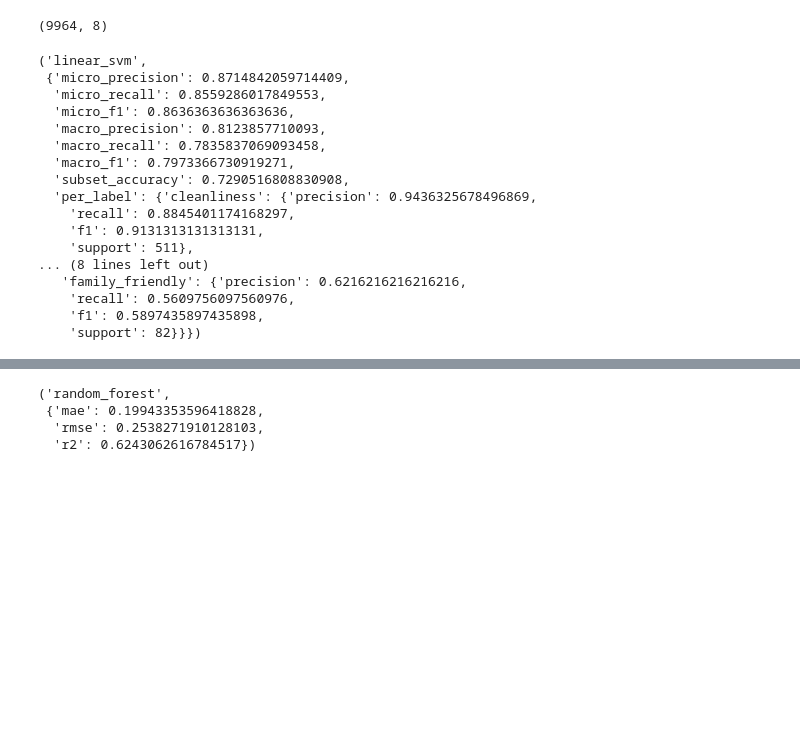
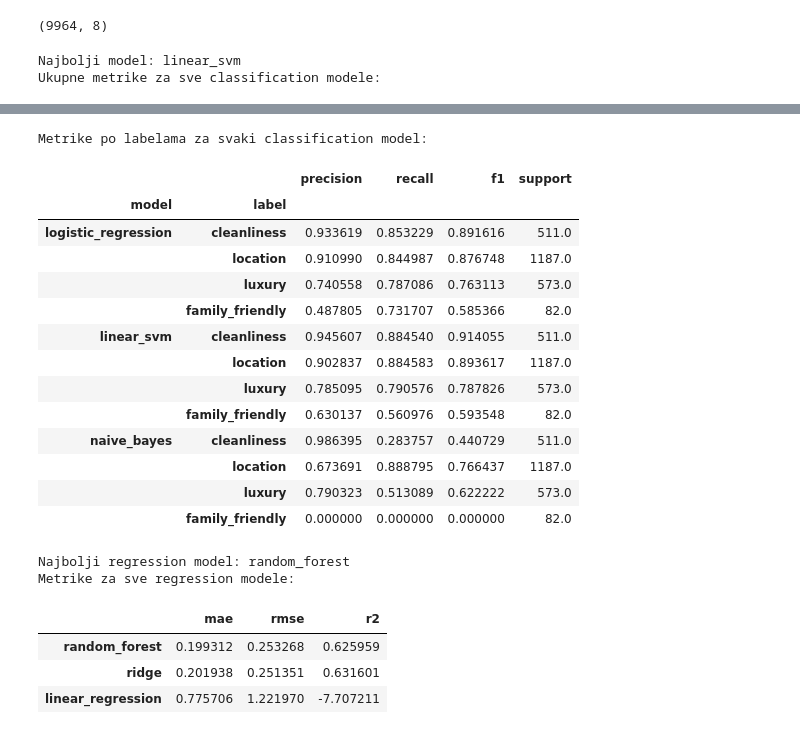
Before and after one commit to benjaminramovic/MasinskoUcenje-Projekat, a Jupyter notebook: notebooks/02_classic_models.ipynb, the cells around one changed output, grey strips where cells are left out. Drawn from its saved outputs; the diff is of its cells as text; code cells hidden in the pictures; blank space fills up the shorter version.

```diff
--- a/notebooks/02_classic_models.ipynb
+++ b/notebooks/02_classic_models.ipynb
@@ -78,22 +79,26 @@ df.shape
 # %%
 classification_result = train_classification_models(df)
 save_classification_result(classification_result)
-classification_result.name, classification_result.metrics
+
+classification_table = (
+    pd.DataFrame(classification_result.all_metrics)
+    .T
+    .drop(columns=['per_label'])
+    .sort_values('micro_f1', ascending=False)
+)
+classification_per_label_table = pd.concat(
+    {
+        model_name: pd.DataFrame(metrics['per_label']).T
+        for model_name, metrics in classification_result.all_metrics.items()
+    },
+    names=['model', 'label'],
+)
+
+print(f'Najbolji model: {classification_result.name}')
+print('Ukupne metrike za sve classification modele:')
+display(classification_table)
+print('Metrike po labelama za svaki classification model:')
+classification_per_label_table
 # %% [output]
-('linear_svm',
- {'micro_precision': 0.8714842059714409,
-  'micro_recall': 0.8559286017849553,
-  'micro_f1': 0.8636363636363636,
-  'macro_precision': 0.8123857710093,
-  'macro_recall': 0.7835837069093458,
-  'macro_f1': 0.7973366730919271,
-  'subset_accuracy': 0.7290516808830908,
-  'per_label': {'cleanliness': {'precision': 0.9436325678496869,
-    'recall': 0.8845401174168297,
-    'f1': 0.9131313131313131,
-    'support': 511},
-... (8 lines left out)
-   'family_friendly': {'precision': 0.6216216216216216,
-    'recall': 0.5609756097560976,
-    'f1': 0.5897435897435898,
-    'support': 82}}})
+Najbolji model: linear_svm
+Ukupne metrike za sve classification modele:
@@ -100,12 +109,38 @@ classification_result.name, classification_result.metrics
+Metrike po labelama za svaki classification model:
+|  |  | precision | recall | f1 | support |
+| model | label |  |  |  |  |
+| logistic_regression | cleanliness | 0.933619 | 0.853229 | 0.891616 | 511.0 |
+|  | location | 0.910990 | 0.844987 | 0.876748 | 1187.0 |
+|  | luxury | 0.740558 | 0.787086 | 0.763113 | 573.0 |
+|  | family_friendly | 0.487805 | 0.731707 | 0.585366 | 82.0 |
+| linear_svm | cleanliness | 0.945607 | 0.884540 | 0.914055 | 511.0 |
+|  | location | 0.902837 | 0.884583 | 0.893617 | 1187.0 |
+|  | luxury | 0.785095 | 0.790576 | 0.787826 | 573.0 |
+|  | family_friendly | 0.630137 | 0.560976 | 0.593548 | 82.0 |
+| naive_bayes | cleanliness | 0.986395 | 0.283757 | 0.440729 | 511.0 |
+|  | location | 0.673691 | 0.888795 | 0.766437 | 1187.0 |
+|  | luxury | 0.790323 | 0.513089 | 0.622222 | 573.0 |
+|  | family_friendly | 0.000000 | 0.000000 | 0.000000 | 82.0 |
 # %%
 regression_result = train_regression_models(df)
 save_regression_result(regression_result)
-regression_result.name, regression_result.metrics
+
+regression_table = (
+    pd.DataFrame(regression_result.all_metrics)
+    .T
+    .sort_values('mae', ascending=True)
+)
+
+print(f'Najbolji regression model: {regression_result.name}')
+print('Metrike za sve regression modele:')
+regression_table
 # %% [output]
-('random_forest',
- {'mae': 0.19943353596418828,
-  'rmse': 0.2538271910128103,
-  'r2': 0.6243062616784517})
+Najbolji regression model: random_forest
+Metrike za sve regression modele:
+|  | mae | rmse | r2 |
+| random_forest | 0.199312 | 0.253268 | 0.625959 |
+| ridge | 0.201938 | 0.251351 | 0.631601 |
+| linear_regression | 0.775706 | 1.221970 | -7.707211 |
 # %%
 metrics_dir = PROJECT_ROOT / 'artifacts' / 'metrics'
 classification_metrics = json.loads((metrics_dir / 'classification_metrics.json').read_text(encoding='utf-8'))
```
Also changed, not shown: parts of 3 cells of this notebook, 19 other files.
